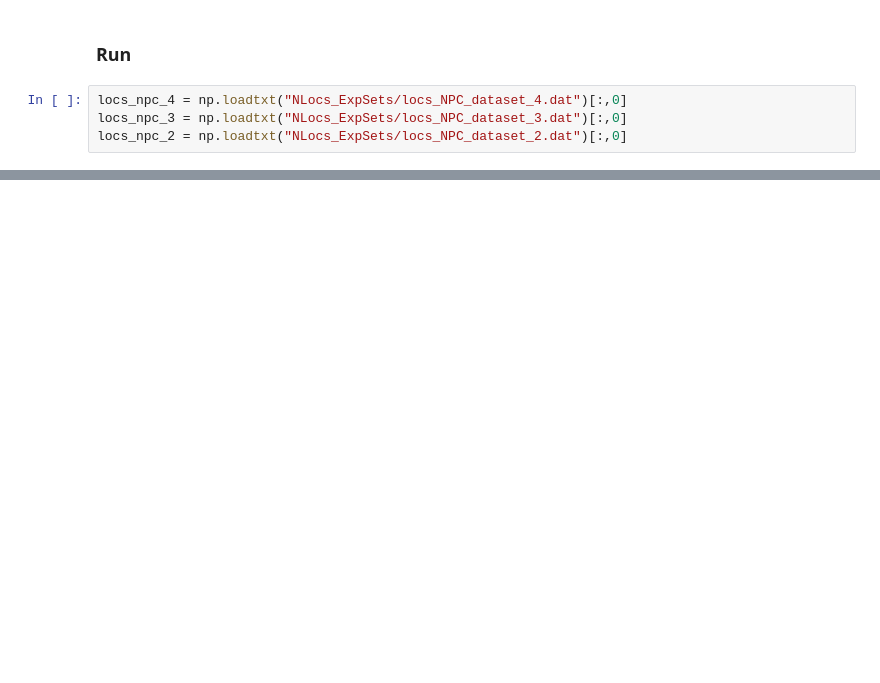
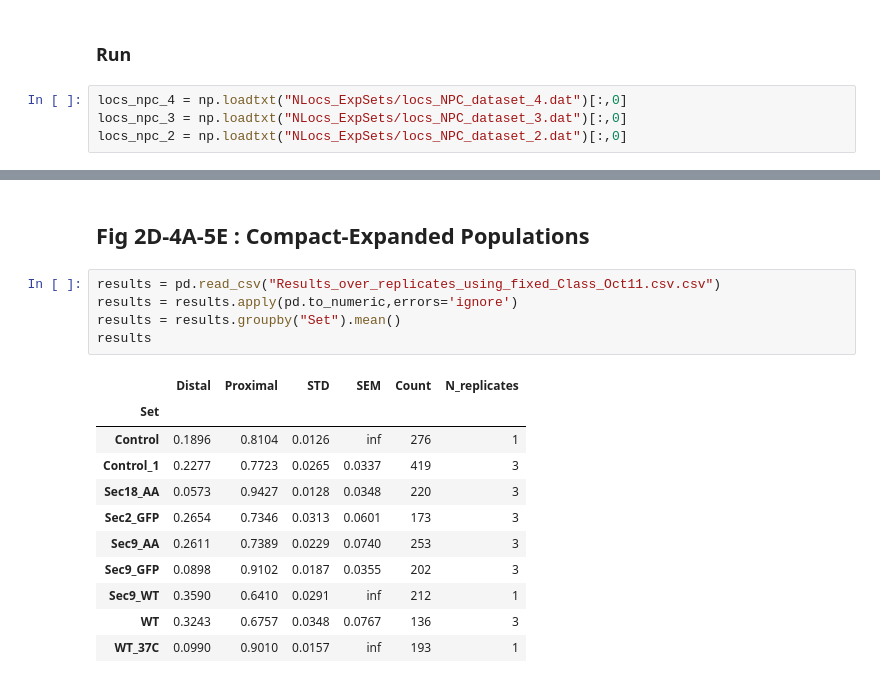
Before and after one commit to GallegoLab/Continuum-architecture-dynamics-of-vesicle-tethering-in-exocytosis, a Jupyter notebook: Final_Plots_SMLM.ipynb, the cells around one changed output, grey strips where cells are left out. Drawn from its saved outputs; the diff is of its cells as text; blank space fills up the shorter version.

```diff
--- a/Final_Plots_SMLM.ipynb
+++ b/Final_Plots_SMLM.ipynb
@@ -246,0 +233,19 @@ AttributeError: 'AxesSubplot' object has no attribute 'show'
+# %% [markdown]
+## Fig 2D-4A-5E : Compact-Expanded Populations
+# %%
+results = pd.read_csv("Results_over_replicates_using_fixed_Class_Oct11.csv.csv")
+results = results.apply(pd.to_numeric,errors='ignore')
+results = results.groupby("Set").mean()
+results
+# %% [output]
+|  | Distal | Proximal | STD | SEM | Count | N_replicates |
+| Set |  |  |  |  |  |  |
+| Control | 0.1896 | 0.8104 | 0.0126 | inf | 276 | 1 |
+| Control_1 | 0.2277 | 0.7723 | 0.0265 | 0.0337 | 419 | 3 |
+| Sec18_AA | 0.0573 | 0.9427 | 0.0128 | 0.0348 | 220 | 3 |
+| Sec2_GFP | 0.2654 | 0.7346 | 0.0313 | 0.0601 | 173 | 3 |
+| Sec9_AA | 0.2611 | 0.7389 | 0.0229 | 0.0740 | 253 | 3 |
+| Sec9_GFP | 0.0898 | 0.9102 | 0.0187 | 0.0355 | 202 | 3 |
+| Sec9_WT | 0.3590 | 0.6410 | 0.0291 | inf | 212 | 1 |
+| WT | 0.3243 | 0.6757 | 0.0348 | 0.0767 | 136 | 3 |
+| WT_37C | 0.0990 | 0.9010 | 0.0157 | inf | 193 | 1 |
```
Also changed, not shown: parts of 14 cells of this notebook.
